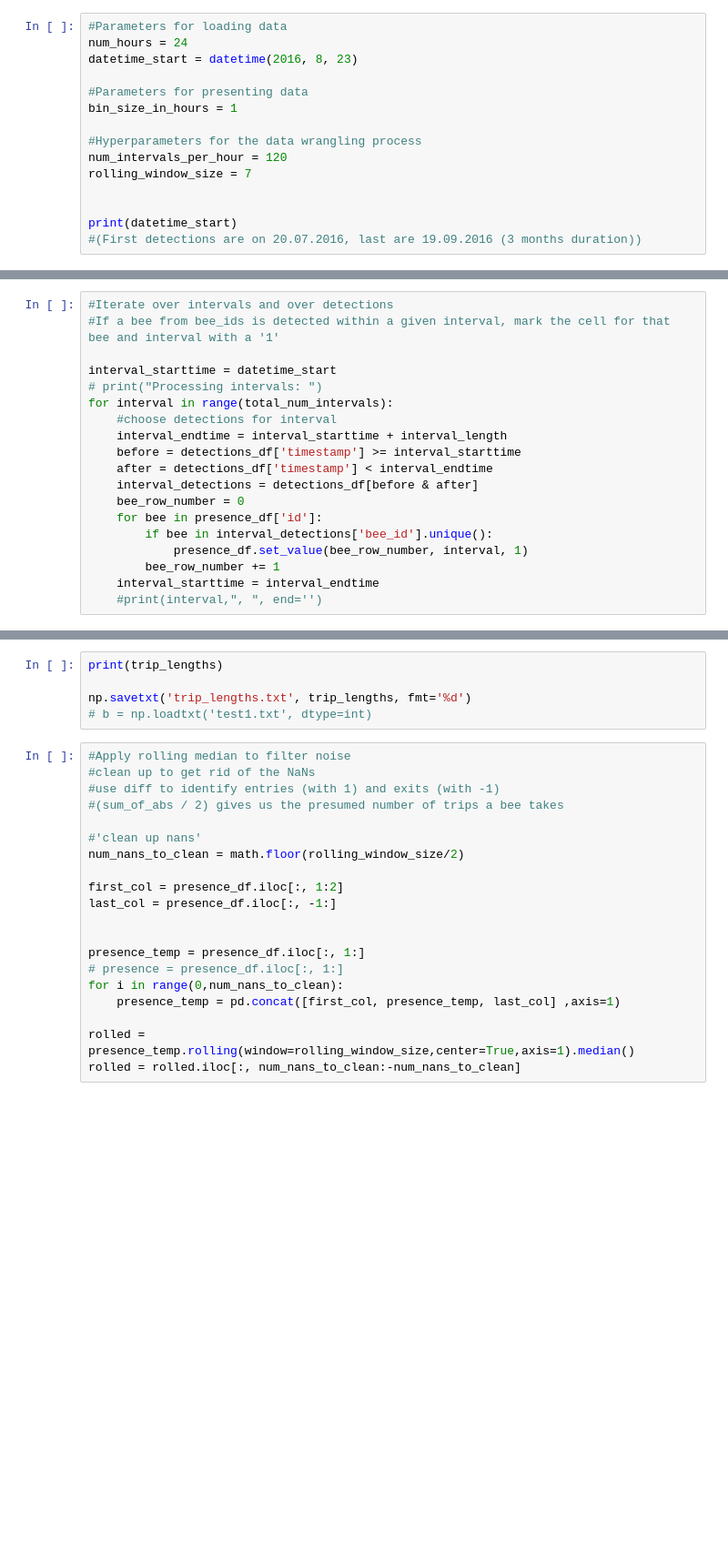
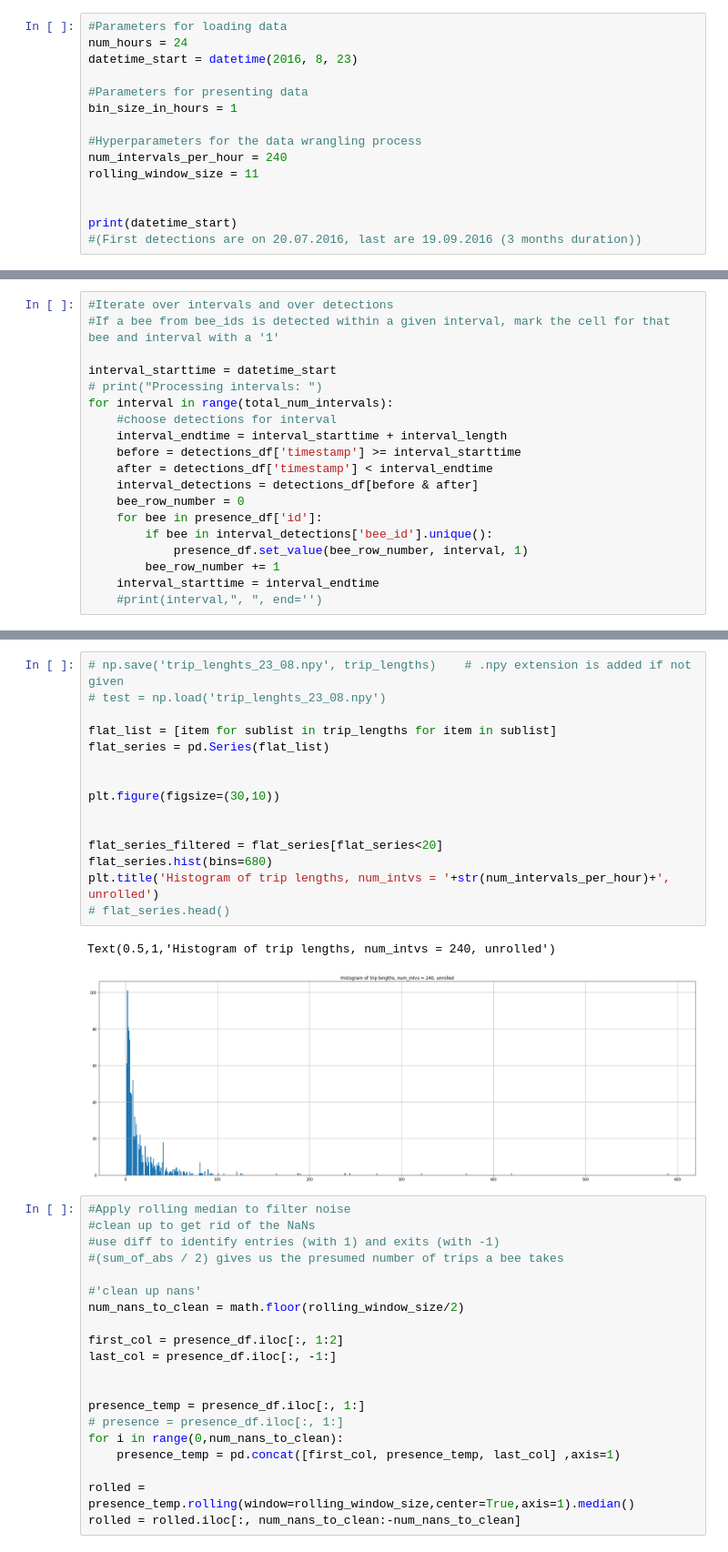
Before and after one commit to janek/Beesbook-life, a Jupyter notebook: Hive presence in timeslots.ipynb, the cells around one changed output, grey strips where cells are left out. Shown at 91% size. Saved outputs shown, nothing was run; the diff lists cells and outputs as text; blank space fills up the shorter version.

Commit message:
Added saving intermediate result and recalculation for timescale of the histogram plots

```diff
--- a/Hive presence in timeslots.ipynb
+++ b/Hive presence in timeslots.ipynb
@@ -33,8 +33,8 @@ datetime_start = datetime(2016, 8, 23)
 bin_size_in_hours = 1
 
 #Hyperparameters for the data wrangling process
-num_intervals_per_hour = 120
-rolling_window_size = 7
+num_intervals_per_hour = 240
+rolling_window_size = 11
 
 
 print(datetime_start)
@@ -168,11 +170,24 @@ for bee in range(0, presence_temp2.shape[0]):
 
 
 # print(trip_lengths)
-# %%
-print(trip_lengths)
-
-np.savetxt('trip_lengths.txt', trip_lengths, fmt='%d')
-# b = np.loadtxt('test1.txt', dtype=int)
+# %%
+# np.save('trip_lenghts_23_08.npy', trip_lengths)    # .npy extension is added if not given
+# test = np.load('trip_lenghts_23_08.npy')
+
+flat_list = [item for sublist in trip_lengths for item in sublist]
+flat_series = pd.Series(flat_list)
+
+
+plt.figure(figsize=(30,10))
+
+
+flat_series_filtered = flat_series[flat_series<20]
+flat_series.hist(bins=680)
+plt.title('Histogram of trip lengths, num_intvs = '+str(num_intervals_per_hour)+', unrolled')
+# flat_series.head()
+# %% [output]
+Text(0.5,1,'Histogram of trip lengths, num_intvs = 240, unrolled')
+[figure, added]
 # %%
 #Apply rolling median to filter noise
 #clean up to get rid of the NaNs
```
Also changed, not shown: parts of 9 cells of this notebook.
